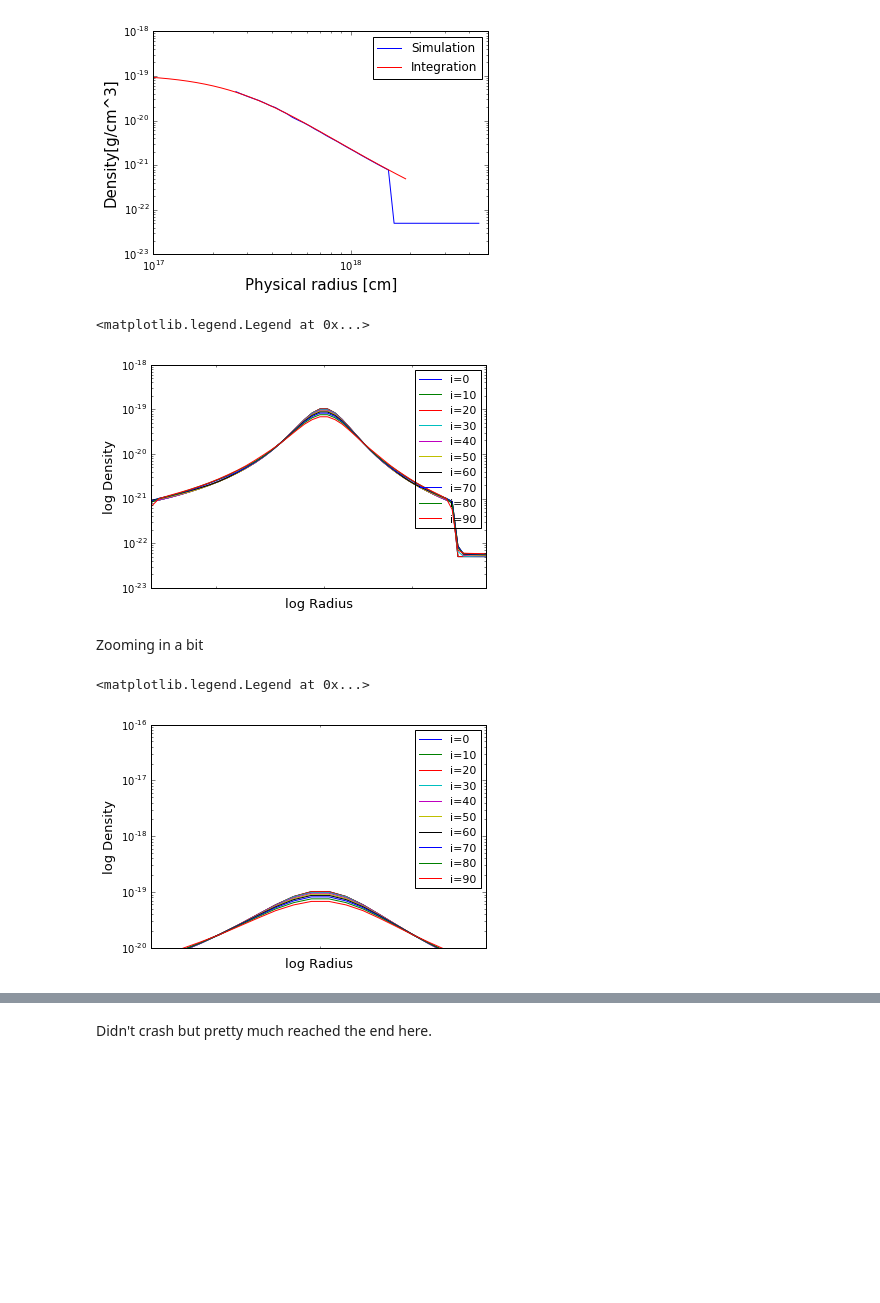
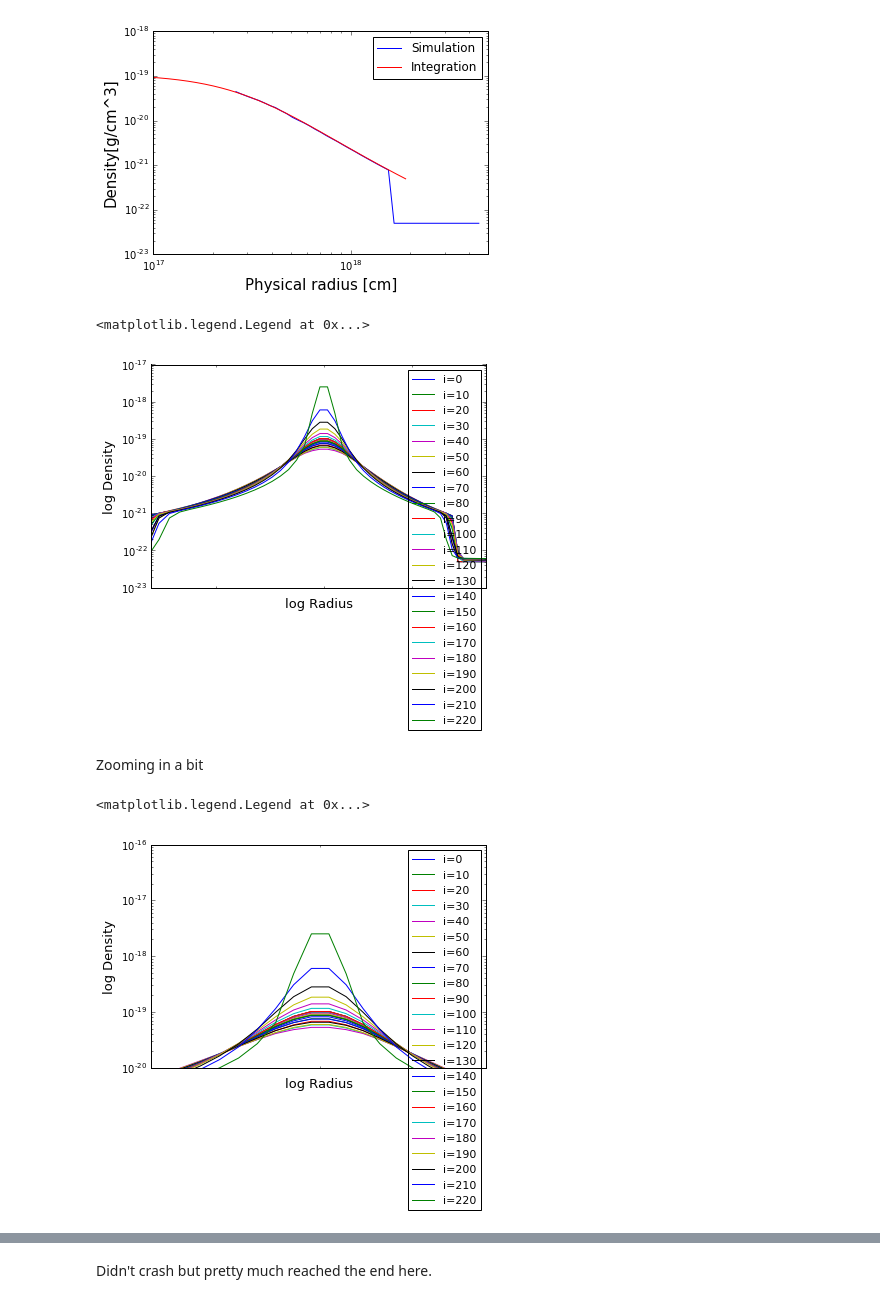
Before and after one commit to dorisjlee/StarFormationCode, a Jupyter notebook: FLASH/04_14_2016_FatFCRicker_et_al_1_2.ipynb, the cells around one changed output, grey strips where cells are left out. Saved outputs shown, nothing was run; the diff lists cells and outputs as text; code cells hidden in the pictures; blank space fills up the shorter version.

```diff
--- a/FLASH/04_14_2016_FatFCRicker_et_al_1_2.ipynb
+++ b/FLASH/04_14_2016_FatFCRicker_et_al_1_2.ipynb
@@ -97,16 +97,16 @@ def density_radial_profile(timestep):
     plt.xlabel("log Radius",fontsize=13)
     plt.ylabel('log Density',fontsize=13)
 # %%
-FINAL_STEP=99
+FINAL_STEP=227
 plt.figure()
 for i in np.arange(FINAL_STEP):
     if i%10 ==0 :
         density_radial_profile(i)
 plt.xlim(3.5e18,7e18)
 plt.legend(loc='upper right',prop={'size':11},numpoints=1)
 # %% [output]
 <matplotlib.legend.Legend at 0x...>
-[figure, old version]
+[figure, new version]
 # %% [markdown]
 Zooming in a bit
 # %%
@@ -119,6 +119,6 @@ plt.ylim(1e-20,1e-16)
 plt.legend(loc='upper right',prop={'size':11},numpoints=1)
 # %% [output]
 <matplotlib.legend.Legend at 0x...>
-[figure, old version]
+[figure, new version]
 # %%
 for i in np.arange(FINAL_STEP):
```
Also changed, not shown: parts of 3 cells of this notebook, 2 other files.
